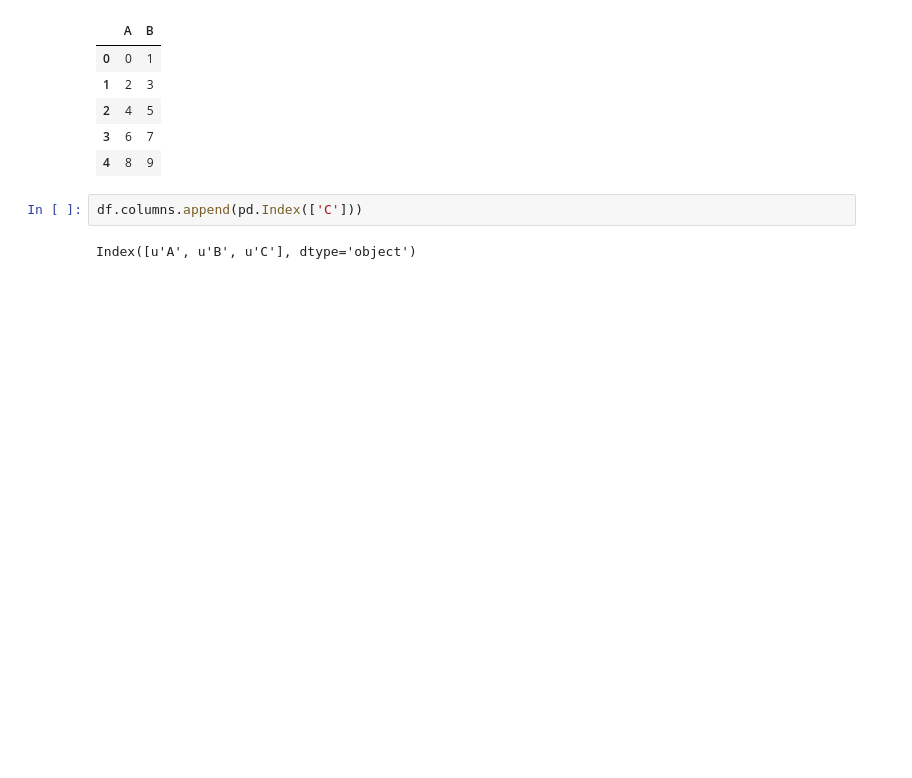
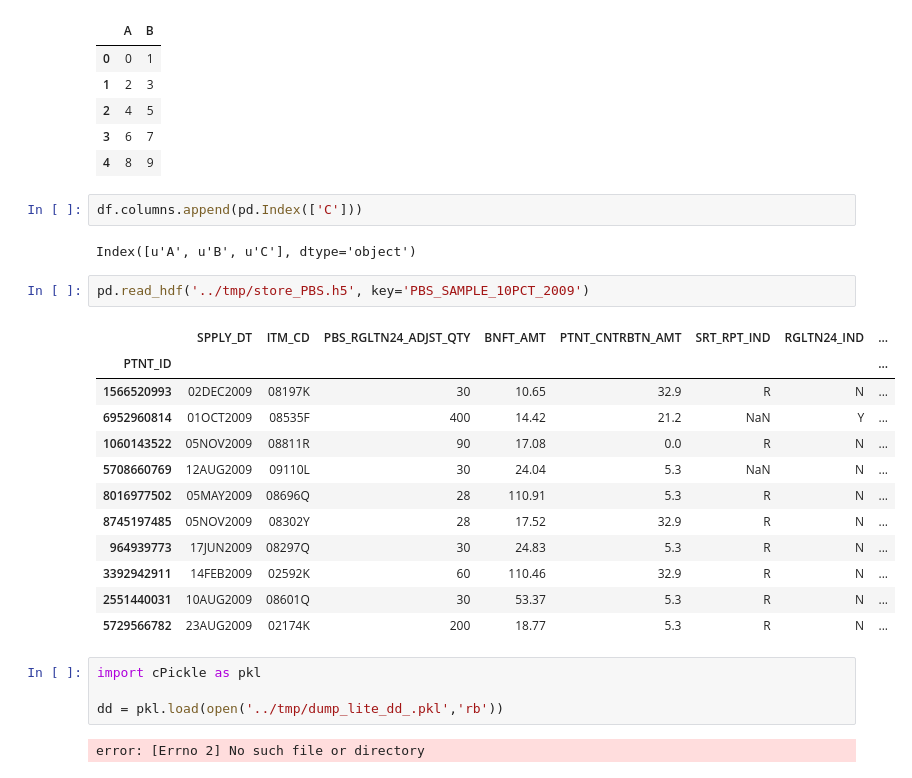
Before and after one commit to samuelefiorini/tangle, a Jupyter notebook: notebooks/dev.ipynb, the cells around one changed output. Saved outputs shown, nothing was run; the diff lists cells and outputs as text; blank space fills up the shorter version.

```diff
--- a/notebooks/dev.ipynb
+++ b/notebooks/dev.ipynb
@@ -287,3 +287,24 @@ pd.read_hdf('/tmp/test.h5')
 df.columns.append(pd.Index(['C']))
 # %% [output]
 Index([u'A', u'B', u'C'], dtype='object')
+# %%
+pd.read_hdf('../tmp/store_PBS.h5', key='PBS_SAMPLE_10PCT_2009')
+# %% [output]
+|  | SPPLY_DT | ITM_CD | PBS_RGLTN24_ADJST_QTY | BNFT_AMT | PTNT_CNTRBTN_AMT | SRT_RPT_IND | RGLTN24_IND | ... |
+| PTNT_ID |  |  |  |  |  |  |  | ... |
+| 1566520993 | 02DEC2009 | 08197K | 30 | 10.65 | 32.9 | R | N | ... |
+| 6952960814 | 01OCT2009 | 08535F | 400 | 14.42 | 21.2 | NaN | Y | ... |
+| 1060143522 | 05NOV2009 | 08811R | 90 | 17.08 | 0.0 | R | N | ... |
+| 5708660769 | 12AUG2009 | 09110L | 30 | 24.04 | 5.3 | NaN | N | ... |
+| 8016977502 | 05MAY2009 | 08696Q | 28 | 110.91 | 5.3 | R | N | ... |
+| 8745197485 | 05NOV2009 | 08302Y | 28 | 17.52 | 32.9 | R | N | ... |
+| 964939773 | 17JUN2009 | 08297Q | 30 | 24.83 | 5.3 | R | N | ... |
+| 3392942911 | 14FEB2009 | 02592K | 60 | 110.46 | 32.9 | R | N | ... |
+| 2551440031 | 10AUG2009 | 08601Q | 30 | 53.37 | 5.3 | R | N | ... |
+| 5729566782 | 23AUG2009 | 02174K | 200 | 18.77 | 5.3 | R | N | ... |
+# %%
+import cPickle as pkl
+
+dd = pkl.load(open('../tmp/dump_lite_dd_.pkl','rb'))
+# %% [output]
+error: [Errno 2] No such file or directory
```
Also changed, not shown: 3 other files.
